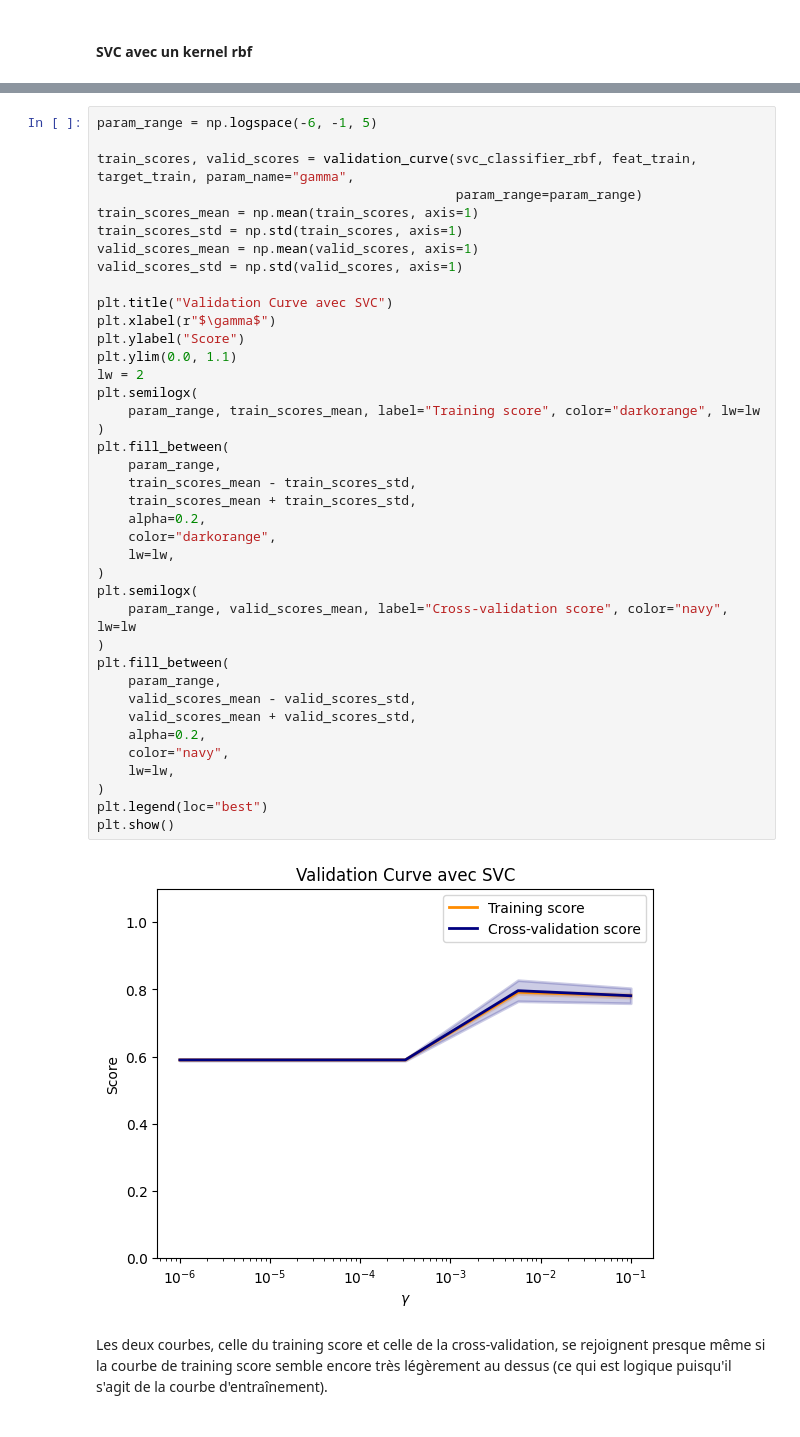
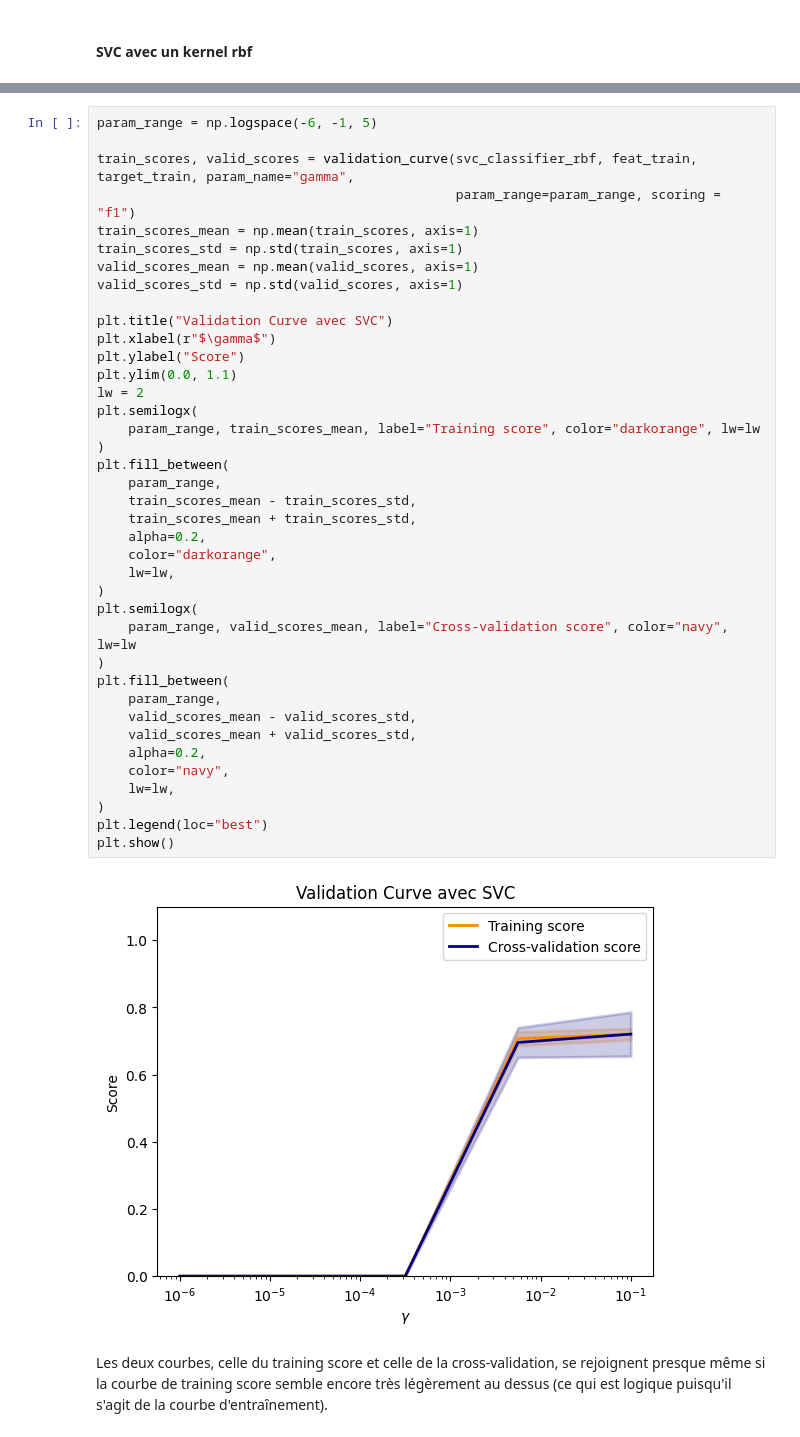
Before and after one commit to vin-br/titanic, a Jupyter notebook: titanic2.ipynb, the cells around one changed output, grey strips where cells are left out. Saved outputs shown, nothing was run; the diff lists cells and outputs as text.

```diff
--- a/titanic2.ipynb
+++ b/titanic2.ipynb
@@ -723,7 +728,7 @@ plt.show(ConfusionMatrixDisplay.from_estimator(svc_classifier_rbf, feat_test, ta
 param_range = np.logspace(-6, -1, 5)
 
 train_scores, valid_scores = validation_curve(svc_classifier_rbf, feat_train, target_train, param_name="gamma",
-                                              param_range=param_range)
+                                              param_range=param_range, scoring = "f1")
 train_scores_mean = np.mean(train_scores, axis=1)
 train_scores_std = np.std(train_scores, axis=1)
 valid_scores_mean = np.mean(valid_scores, axis=1)
@@ -732,34 +737,34 @@ valid_scores_std = np.std(valid_scores, axis=1)
 plt.title("Validation Curve avec SVC")
 plt.xlabel(r"$\gamma$")
 plt.ylabel("Score")
 plt.ylim(0.0, 1.1)
 lw = 2
 plt.semilogx(
     param_range, train_scores_mean, label="Training score", color="darkorange", lw=lw
 )
 plt.fill_between(
     param_range,
     train_scores_mean - train_scores_std,
     train_scores_mean + train_scores_std,
     alpha=0.2,
     color="darkorange",
     lw=lw,
 )
 plt.semilogx(
     param_range, valid_scores_mean, label="Cross-validation score", color="navy", lw=lw
 )
 plt.fill_between(
     param_range,
     valid_scores_mean - valid_scores_std,
     valid_scores_mean + valid_scores_std,
     alpha=0.2,
     color="navy",
     lw=lw,
 )
 plt.legend(loc="best")
 plt.show()
 # %% [output]
-[figure, old version]
+[figure, new version]
 # %% [markdown]
 Les deux courbes, celle du training score et celle de la cross-validation, se rejoignent presque même si la courbe de training score semble encore très légèrement au dessus (ce qui est logique puisqu'il s'agit de la courbe d'entraînement).
 # %% [markdown]
```
Also changed, not shown: parts of 32 cells of this notebook.
